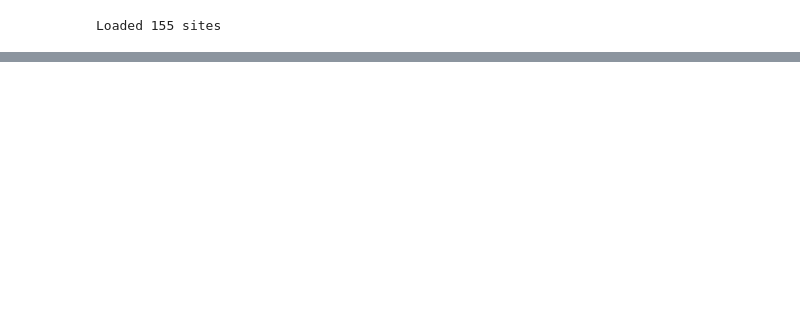
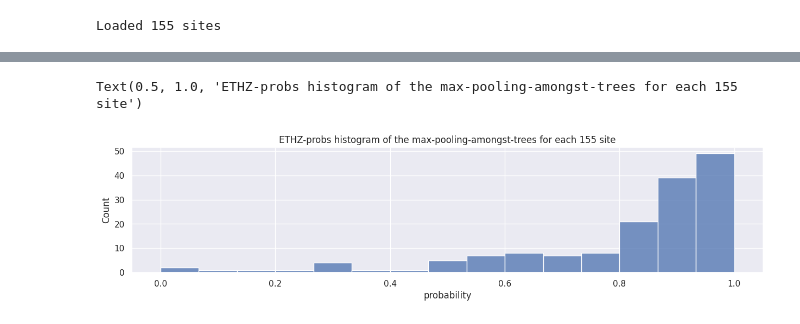
Before and after one commit to arthurgassner-synotis/forestero-skymap-poc, a Jupyter notebook: nb/0-4-check_ethz_predicts_trees.ipynb, the cells around one changed output, grey strips where cells are left out. Saved outputs shown, nothing was run; the diff lists cells and outputs as text; code cells hidden in the pictures; blank space fills up the shorter version.

```diff
--- a/nb/0-4-check_ethz_predicts_trees.ipynb
+++ b/nb/0-4-check_ethz_predicts_trees.ipynb
@@ -71,0 +67,7 @@ SW11 0.22379082441329956
+# %%
+plt.figure(figsize=(15, 3))
+sns.histplot(df.groupby('site_id').probability.max())
+plt.title(f"ETHZ-probs histogram of the max-pooling-amongst-trees for each {len(sites)} site")
+# %% [output]
+Text(0.5, 1.0, 'ETHZ-probs histogram of the max-pooling-amongst-trees for each 155 site')
+[figure, added]
```
Also changed, not shown: parts of 7 cells of this notebook.
